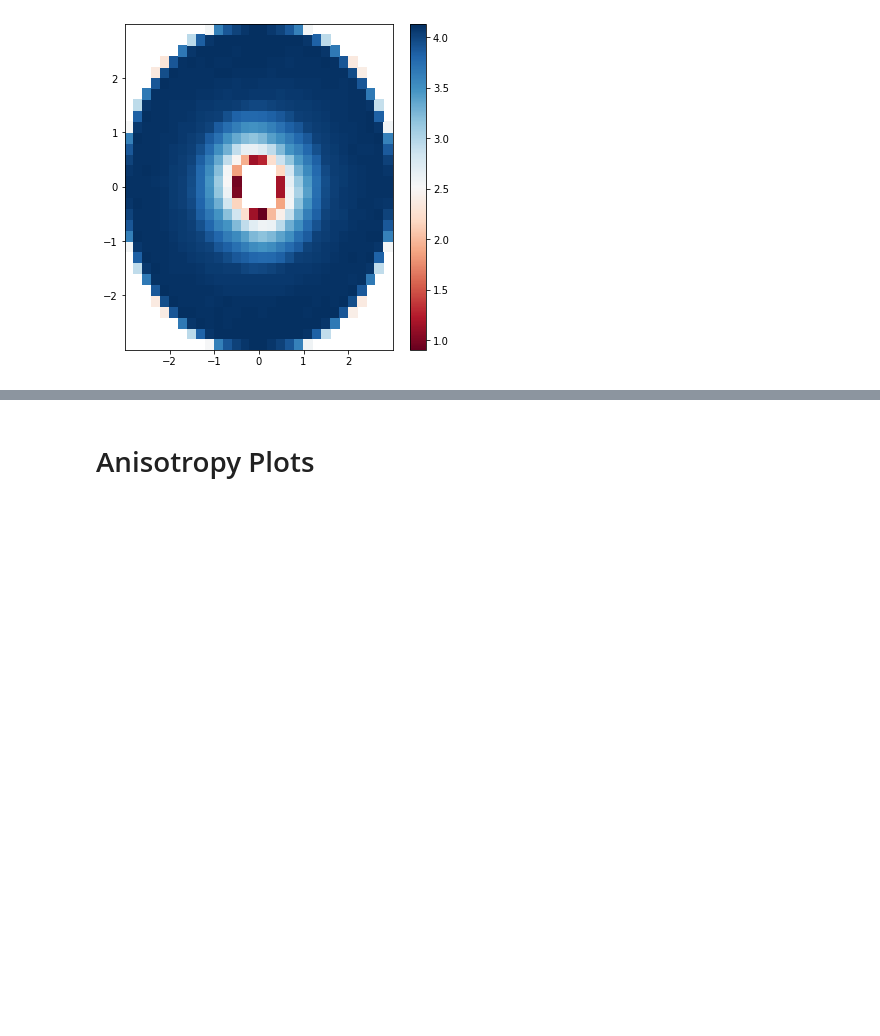
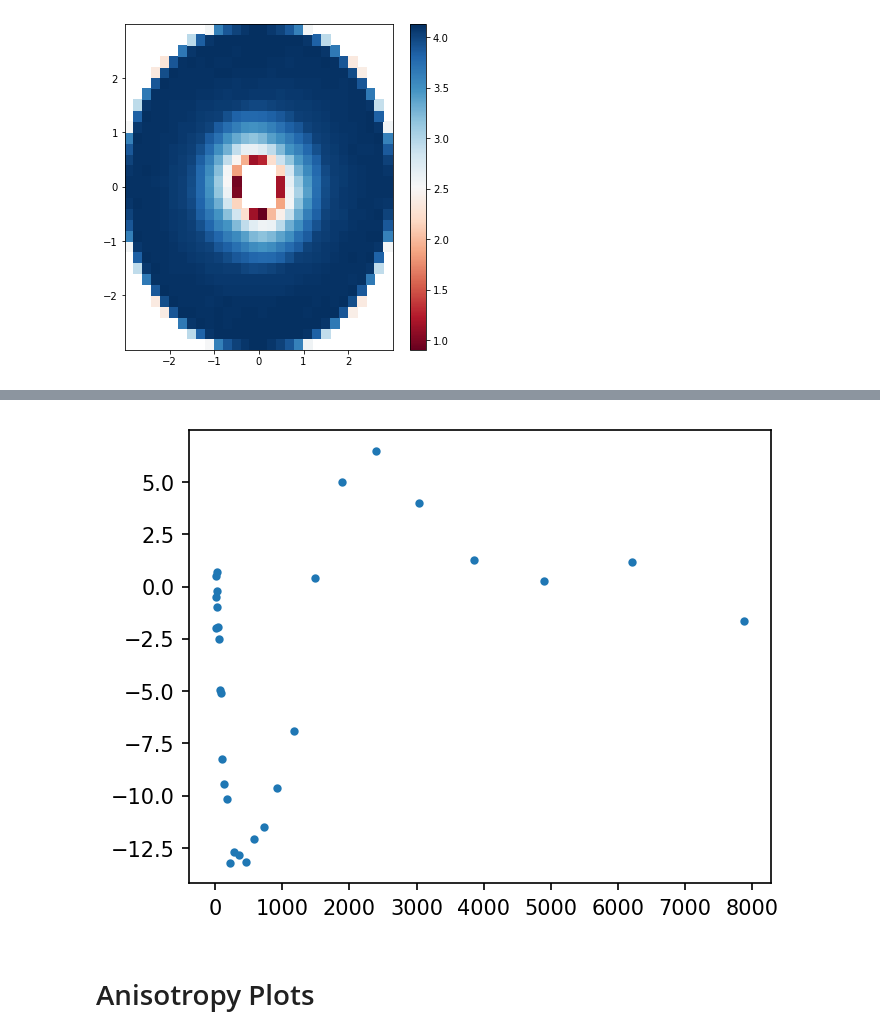
Before and after one commit to kenvantilburg/lens-velocity, a Jupyter notebook: code/andreas_code/subtraction_template/pm_template_v3.ipynb, the cells around one changed output, grey strips where cells are left out. Saved outputs shown, nothing was run; the diff lists cells and outputs as text; code cells hidden in the pictures; blank space fills up the shorter version.

```diff
--- a/code/andreas_code/subtraction_template/pm_template_v3.ipynb
+++ b/code/andreas_code/subtraction_template/pm_template_v3.ipynb
@@ -722,3 +919,12 @@ plt.colorbar(h[3])
+# %%
+fig,ax = plt.subplots(1,1,figsize=(5,4), dpi = 150)
+
+ax.plot(dist_bins[:-1], tau_d/n_d, '.');
+
+#ax.set_yscale('log')
+#ax.set_xscale('log')
+# %% [output]
+[figure, added]
 # %% [markdown]
 # Anisotropy Plots
 # %%
```
Also changed, not shown: parts of 54 cells of this notebook, 1 other file.
